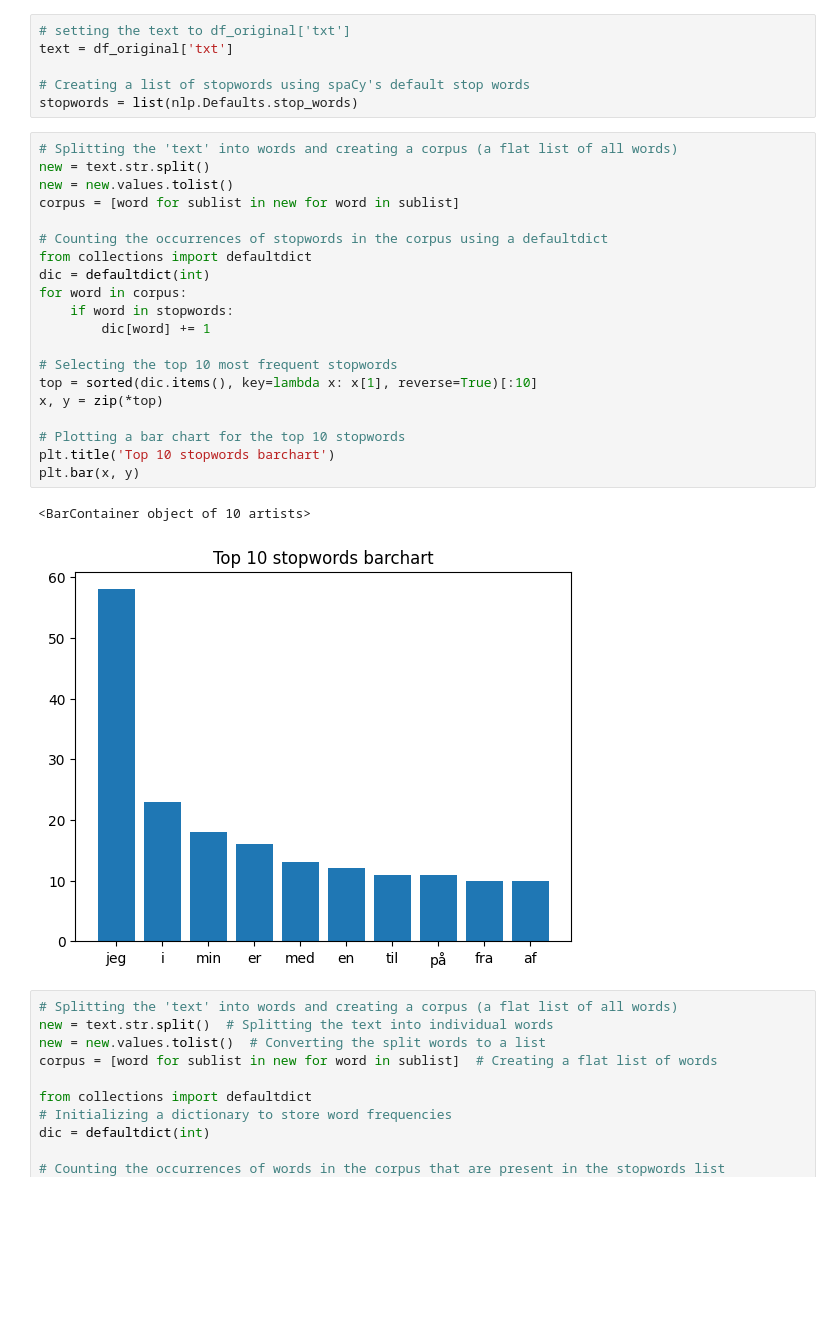
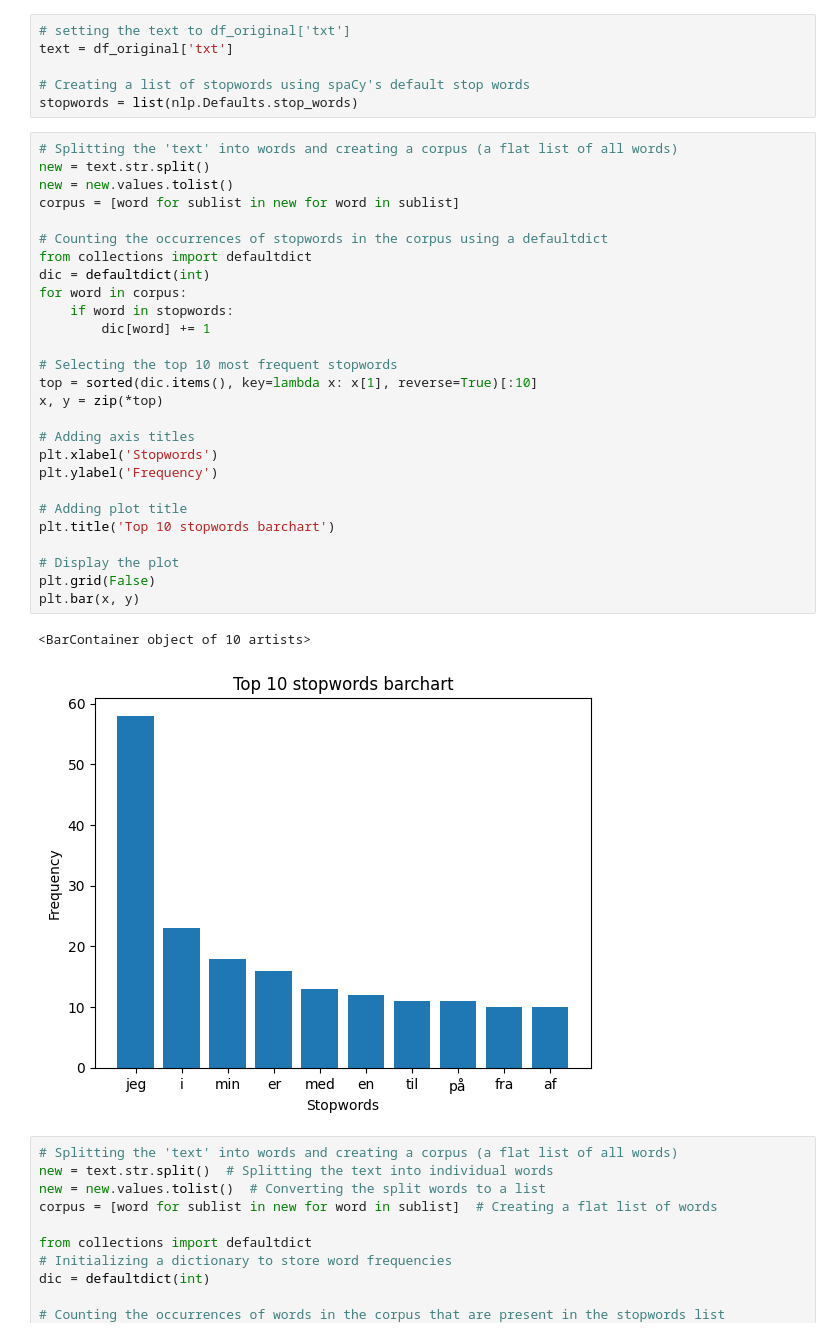
Before and after one commit to tobiasmj97/M3_Semester_Project, a Jupyter notebook: da_chatbot.ipynb, the cells around one changed output. Saved outputs shown, nothing was run; the diff lists cells and outputs as text; blank space fills up the shorter version.

```diff
--- a/da_chatbot.ipynb
+++ b/da_chatbot.ipynb
@@ -284,26 +317,33 @@ stopwords = list(nlp.Defaults.stop_words)
 # %%
 # Splitting the 'text' into words and creating a corpus (a flat list of all words)
 new = text.str.split()
 new = new.values.tolist()
 corpus = [word for sublist in new for word in sublist]
 
 # Counting the occurrences of stopwords in the corpus using a defaultdict
 from collections import defaultdict
 dic = defaultdict(int)
 for word in corpus:
     if word in stopwords:
         dic[word] += 1
 
 # Selecting the top 10 most frequent stopwords
 top = sorted(dic.items(), key=lambda x: x[1], reverse=True)[:10]
 x, y = zip(*top)
 
-# Plotting a bar chart for the top 10 stopwords
+# Adding axis titles
+plt.xlabel('Stopwords')
+plt.ylabel('Frequency')
+
+# Adding plot title
 plt.title('Top 10 stopwords barchart')
+
+# Display the plot
+plt.grid(False)
 plt.bar(x, y)
 # %% [output]
 <BarContainer object of 10 artists>
-[figure, old version]
+[figure, new version]
 # %%
 # Splitting the 'text' into words and creating a corpus (a flat list of all words)
 new = text.str.split()  # Splitting the text into individual words
```
Also changed, not shown: parts of 18 cells of this notebook.
